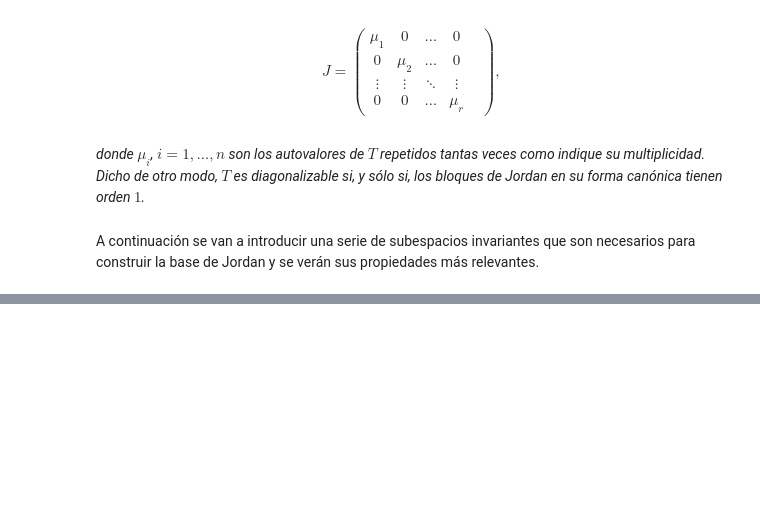
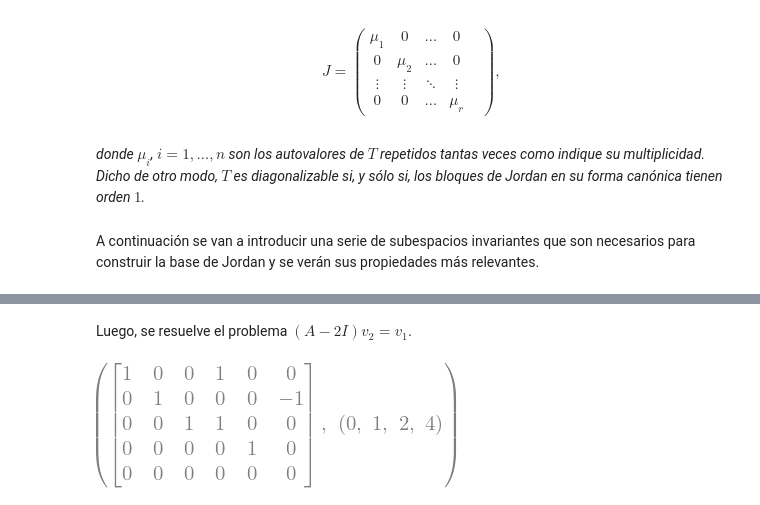
Before and after one commit to alejandrosanchezy/nerve, a Jupyter notebook: Forma Canónica de Jordan/formcanonicaljordan.ipynb, the cells around one changed output, grey strips where cells are left out. Cells and saved outputs as stored; diff of their text form; code cells hidden in the pictures; blank space fills up the shorter version.

```diff
--- a/Forma Canónica de Jordan/formcanonicaljordan.ipynb
+++ b/Forma Canónica de Jordan/formcanonicaljordan.ipynb
@@ -71,0 +227,8 @@ Nótese que $L_{i0}=\ker \big((\lambda_i I - T)^{0}\big)=\ker(I)=\{0\}$, para to
+# %% [markdown]
+Luego, se resuelve el problema $(A-2I)v_2 = v_1$.
+# %%
+v1 = L2_1[0]
+B2 = N2.col_insert(5, v1)
+B2.rref()
+# %% [output]
+[figure, added]
```
Also changed, not shown: parts of 114 cells of this notebook, 3 other files.
